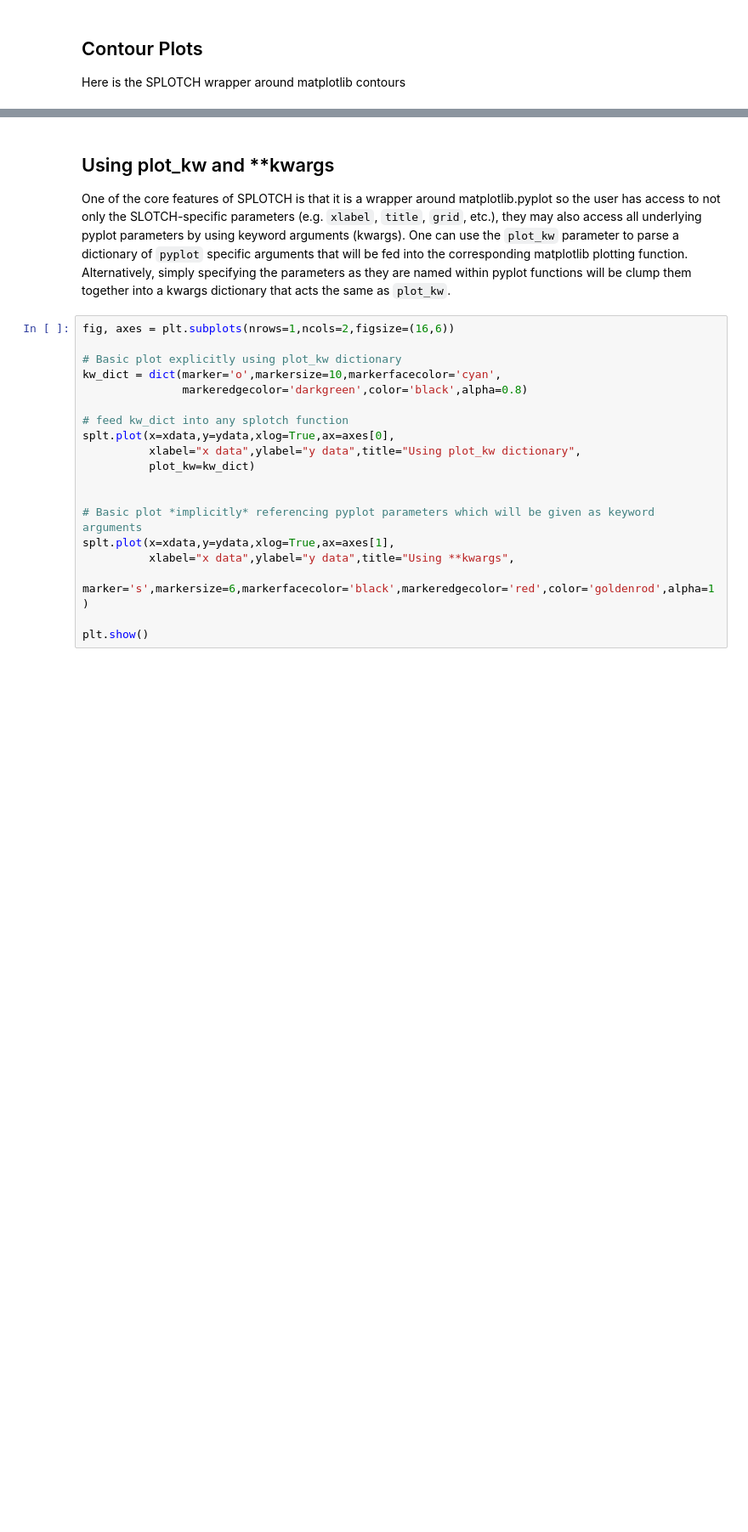
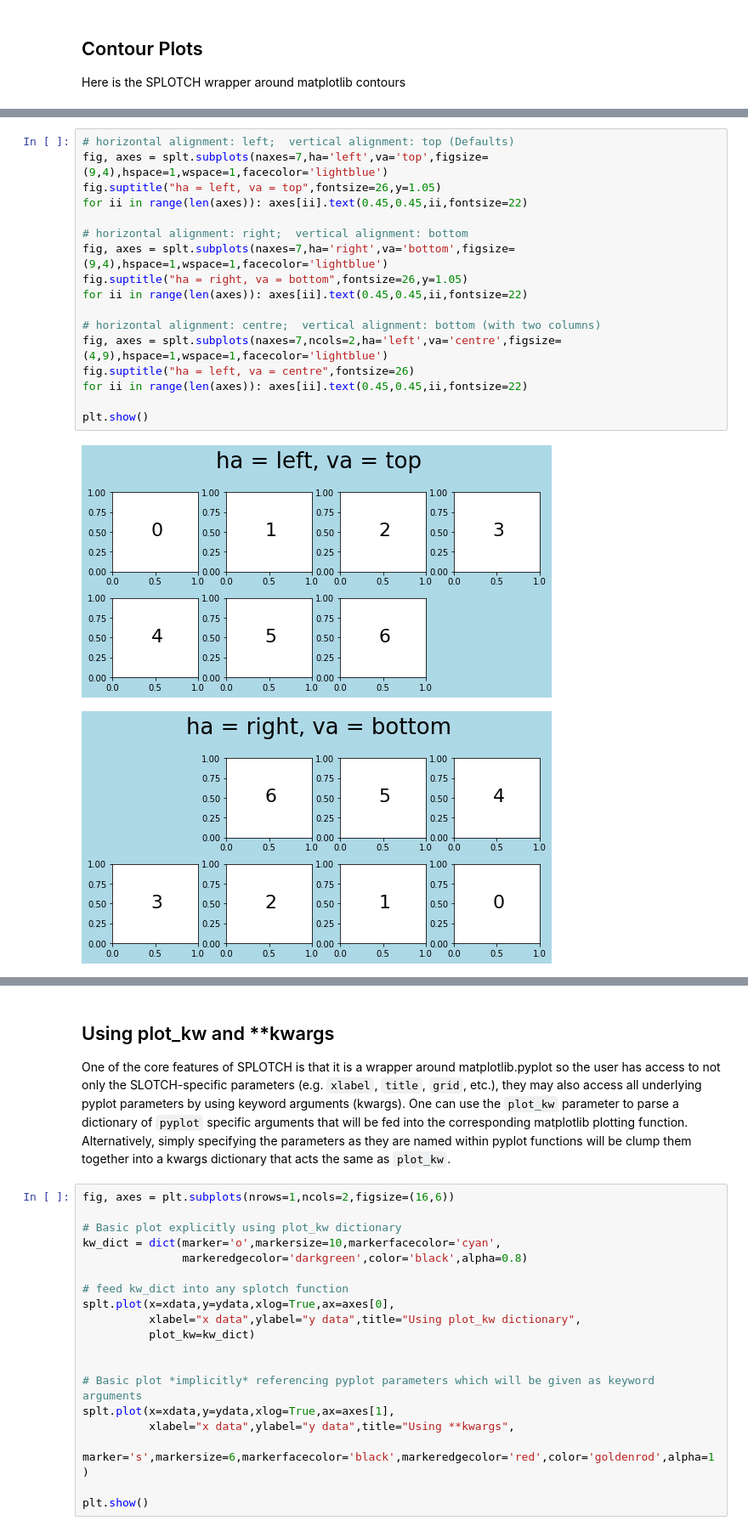
Before and after one commit to MBravoS/splotch, a Jupyter notebook: Examples.ipynb, the cells around one changed output, grey strips where cells are left out. Shown: that part at 85% size. Cells and saved outputs as stored; diff of their text form; blank space fills up the shorter version.

```diff
--- a/Examples.ipynb
+++ b/Examples.ipynb
@@ -153,0 +172,20 @@ plt.show()
+# %%
+# horizontal alignment: left;  vertical alignment: top (Defaults)
+fig, axes = splt.subplots(naxes=7,ha='left',va='top',figsize=(9,4),hspace=1,wspace=1,facecolor='lightblue')
+fig.suptitle("ha = left, va = top",fontsize=26,y=1.05)
+for ii in range(len(axes)): axes[ii].text(0.45,0.45,ii,fontsize=22)
+
+# horizontal alignment: right;  vertical alignment: bottom
+fig, axes = splt.subplots(naxes=7,ha='right',va='bottom',figsize=(9,4),hspace=1,wspace=1,facecolor='lightblue')
+fig.suptitle("ha = right, va = bottom",fontsize=26,y=1.05)
+for ii in range(len(axes)): axes[ii].text(0.45,0.45,ii,fontsize=22)
+
+# horizontal alignment: centre;  vertical alignment: bottom (with two columns)
+fig, axes = splt.subplots(naxes=7,ncols=2,ha='left',va='centre',figsize=(4,9),hspace=1,wspace=1,facecolor='lightblue')
+fig.suptitle("ha = left, va = centre",fontsize=26)
+for ii in range(len(axes)): axes[ii].text(0.45,0.45,ii,fontsize=22)
+
+plt.show()
+# %% [output]
+[figure, added]
+[figure, added]
```
Also changed, not shown: parts of 14 cells of this notebook.
